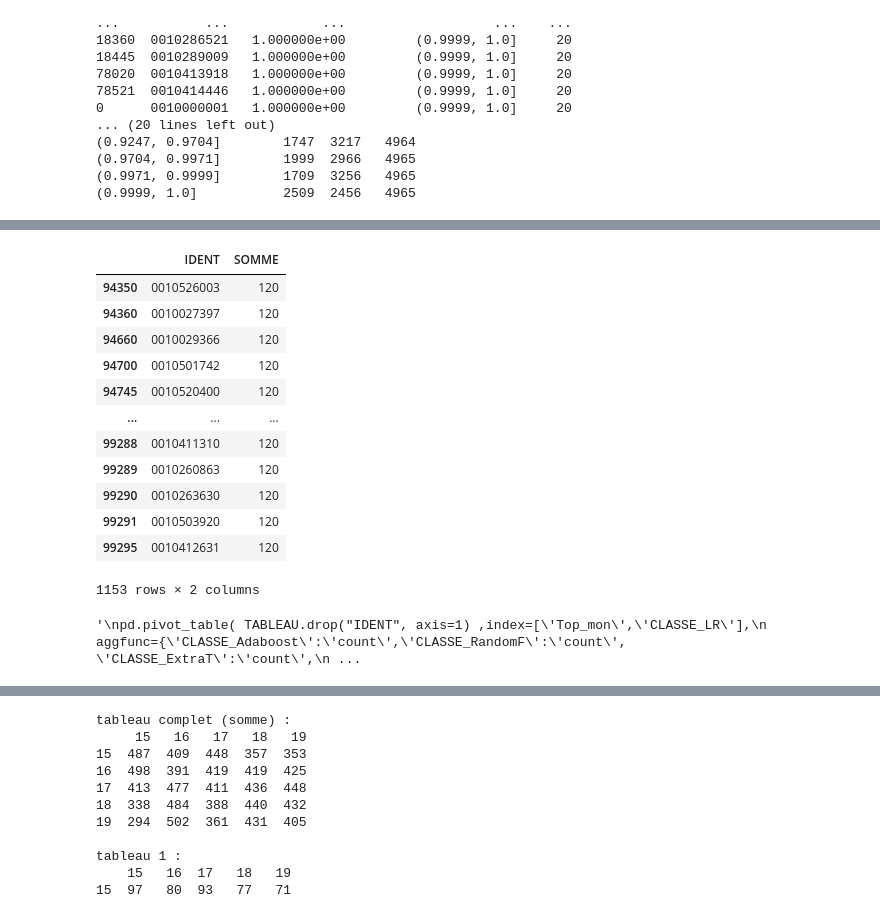
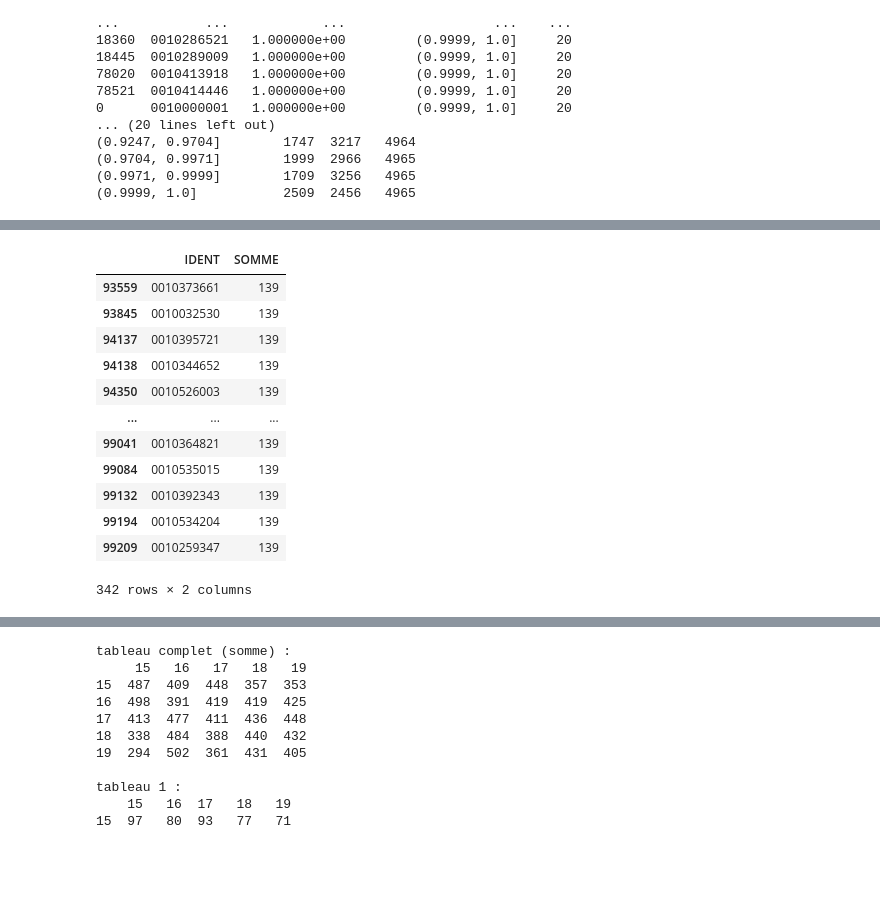
Before and after one commit to christian235711/Predict_models_fdf21, a Jupyter notebook: FDF21_Comparaison.ipynb, the cells around one changed output, grey strips where cells are left out. Drawn from its saved outputs; the diff is of its cells as text; code cells hidden in the pictures; blank space fills up the shorter version.

Commit message:
test tables

```diff
--- a/FDF21_Comparaison.ipynb
+++ b/FDF21_Comparaison.ipynb
@@ -46,6 +46,6 @@ pd.set_option("display.max_row",100)
 pd.set_option("display.max_columns",100)
 # %%
 
-colonnes_louis=["IDENT","Top_mon","predic_mon_top","prob_mon_top"]
+colonnes_louis=["IDENT","Top_mon","predic_mon_top","prob_mon_top","SommeDeMONTANT_NUM","CLASSE_NN_L"]
 
-tableau_louis = pd.read_csv("/content/drive/MyDrive/spad_score_method_1/spad_projection_FDFTOT21/file1.csv", sep= ";", header = 0, names=colonnes_louis, low_memory=False, dtype=str )#, dtype='Int64')
+tableau_louis = pd.read_csv("/content/drive/MyDrive/spad_score_method_1/spad_projection_FDFTOT21/result_with_iden_monant_louis.csv", sep= ";", header = 0, names=colonnes_louis, low_memory=False, dtype=str )#, dtype='Int64')
@@ -771,9 +796,13 @@ TABLEAU = reduce(lambda left,right: pd.merge(left,right,on='IDENT'), [ TABLEAU,
                     vingtiles_tableau_RandomForestClassifier[["IDENT","CLASSE_RandomF"]],
                     vingtiles_tableau_ExtraTreesClassifier[["IDENT","CLASSE_ExtraT"]],
                     vingtiles_tableau_ADL_55[["IDENT", "CLASSE_ADL_55"]],
-                    vingtiles_tableau_ADQ_55[["IDENT","CLASSE_ADQ_55"]] ])
+                    vingtiles_tableau_ADQ_55[["IDENT","CLASSE_ADQ_55"]],
+                    tableau_louis[["IDENT","CLASSE_NN_L"]] ])
 
 TABLEAU
+
+# enregistrement
+#TABLEAU.to_excel("/content/drive/MyDrive/spad_score_method_1/spad_projection_FDFTOT21/tableau_models_ident_class.xlsx")
 # %% [output]
 |  | IDENT | CLASSE_LR | Top_mon | CLASSE_Adaboost | CLASSE_RandomF | CLASSE_ExtraT | CLASSE_ADL_55 | ... |
 | 0 | 0010349235 | 1 | 1 | 1 | 1 | 1 | 1 | ... |
@@ -791,12 +820,12 @@ TABLEAU
 # %%
-
-def recherche_groupe_ind(TABLEAU):
+# intersection
+def recherche_groupe_ind_intersect(TABLEAU):
     tab_compa_complet = TABLEAU.drop(["Top_mon"], axis=1)
     for j in range(1,tab_compa_complet.shape[1]):
         tab_compa_complet.iloc[:,j] = tab_compa_complet.iloc[:,j].astype(int)
 
-    df_temp = tab_compa_complet[["CLASSE_LR","CLASSE_Adaboost","CLASSE_RandomF","CLASSE_ExtraT","CLASSE_ADL_55","CLASSE_ADQ_55"]].sum(axis=1)
+    df_temp = tab_compa_complet[["CLASSE_LR","CLASSE_Adaboost","CLASSE_RandomF","CLASSE_ExtraT","CLASSE_ADL_55","CLASSE_ADQ_55","CLASSE_NN_L"]].sum(axis=1)
     df_temp.name="SOMME"
     tab_compa_complet= pd.concat([tab_compa_complet["IDENT"],df_temp], axis=1)
 
-    return tab_compa_complet[tab_compa_complet["SOMME"]==120]
+    return tab_compa_complet[tab_compa_complet["SOMME"]==140-1]
@@ -819,17 +864,18 @@ recherche_groupe_ind(TABLEAU)
 # %%
+# Top 1
 TABLEAU_temp_1 = TABLEAU[TABLEAU["Top_mon"]=="1"]
-recherche_groupe_ind(TABLEAU_temp_1)
+recherche_groupe_ind_intersect(TABLEAU_temp_1)
 # %% [output]
 |  | IDENT | SOMME |
-| 94350 | 0010526003 | 120 |
-| 94360 | 0010027397 | 120 |
-| 94660 | 0010029366 | 120 |
-| 94700 | 0010501742 | 120 |
-| 94745 | 0010520400 | 120 |
+| 93559 | 0010373661 | 139 |
+| 93845 | 0010032530 | 139 |
+| 94137 | 0010395721 | 139 |
+| 94138 | 0010344652 | 139 |
+| 94350 | 0010526003 | 139 |
 | ... | ... | ... |
-| 99288 | 0010411310 | 120 |
-| 99289 | 0010260863 | 120 |
-| 99290 | 0010263630 | 120 |
-| 99291 | 0010503920 | 120 |
-| 99295 | 0010412631 | 120 |
+| 99041 | 0010364821 | 139 |
+| 99084 | 0010535015 | 139 |
+| 99132 | 0010392343 | 139 |
+| 99194 | 0010534204 | 139 |
+| 99209 | 0010259347 | 139 |
-1153 rows × 2 columns
+342 rows × 2 columns
@@ -839,9 +881,0 @@ recherche_groupe_ind(TABLEAU_temp_1)
-# %%
-#pd.pivot_table( TABLEAU ,index=['Top_mon','CLASSE_LR'], columns= ["CLASSE_ADL"],aggfunc=len)
-"""
-pd.pivot_table( TABLEAU.drop("IDENT", axis=1) ,index=['Top_mon','CLASSE_LR'],
-               aggfunc={'CLASSE_Adaboost':'count','CLASSE_RandomF':'count', 'CLASSE_ExtraT':'count',
-                        'CLASSE_ADL': 'count', 'CLASSE_ADQ':'count'})
-"""
-# %% [output]
-'\npd.pivot_table( TABLEAU.drop("IDENT", axis=1) ,index=[\'Top_mon\',\'CLASSE_LR\'],\n               aggfunc={\'CLASSE_Adaboost\':\'count\',\'CLASSE_RandomF\':\'count\', \'CLASSE_ExtraT\':\'count\',\n ...
```
Also changed, not shown: parts of 28 cells of this notebook.
